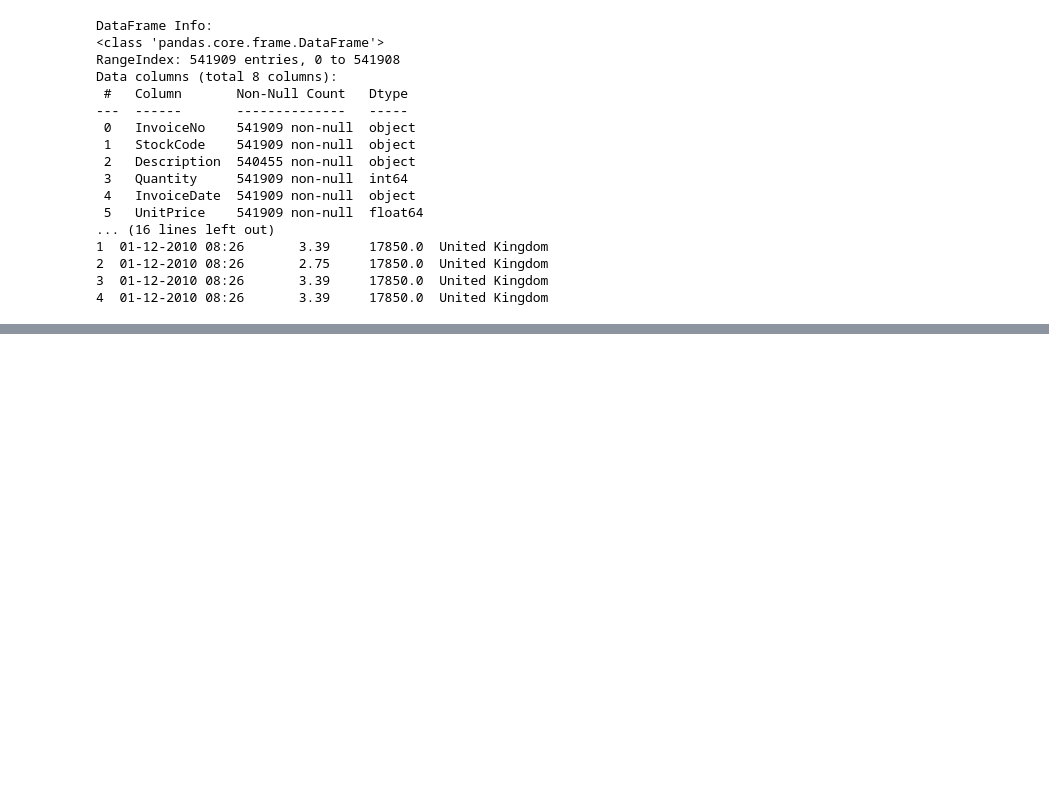
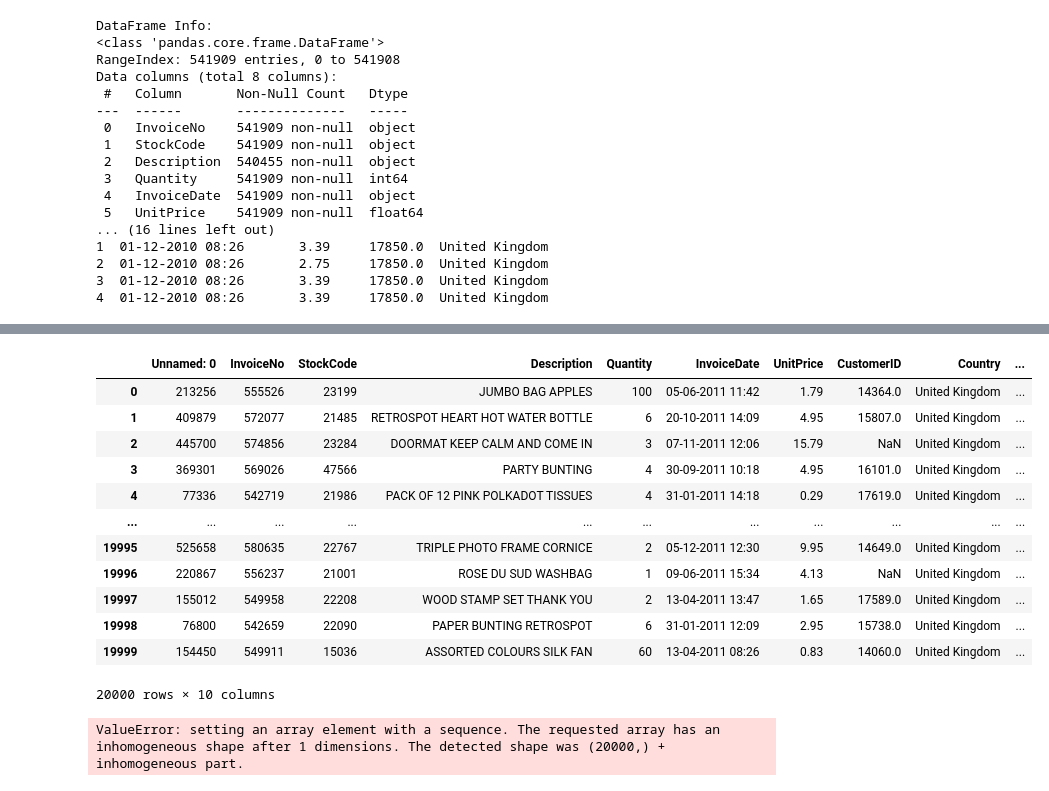
Before and after one commit to renzzo1904/recommend-demo, a Jupyter notebook: examples/notebook.ipynb, the cells around one changed output, grey strips where cells are left out. Cells and saved outputs as stored; diff of their text form; code cells hidden in the pictures; blank space fills up the shorter version.

```diff
--- a/examples/notebook.ipynb
+++ b/examples/notebook.ipynb
@@ -76,0 +212,35 @@ txt = ModelClass()
+# %%
+df1 = pd.read_excel("data.xlsx")
+df1
+# %% [output]
+|  | Unnamed: 0 | InvoiceNo | StockCode | Description | Quantity | InvoiceDate | UnitPrice | CustomerID | Country | ... |
+| 0 | 213256 | 555526 | 23199 | JUMBO BAG APPLES | 100 | 05-06-2011 11:42 | 1.79 | 14364.0 | United Kingdom | ... |
+| 1 | 409879 | 572077 | 21485 | RETROSPOT HEART HOT WATER BOTTLE | 6 | 20-10-2011 14:09 | 4.95 | 15807.0 | United Kingdom | ... |
+| 2 | 445700 | 574856 | 23284 | DOORMAT KEEP CALM AND COME IN | 3 | 07-11-2011 12:06 | 15.79 | NaN | United Kingdom | ... |
+| 3 | 369301 | 569026 | 47566 | PARTY BUNTING | 4 | 30-09-2011 10:18 | 4.95 | 16101.0 | United Kingdom | ... |
+| 4 | 77336 | 542719 | 21986 | PACK OF 12 PINK POLKADOT TISSUES | 4 | 31-01-2011 14:18 | 0.29 | 17619.0 | United Kingdom | ... |
+| ... | ... | ... | ... | ... | ... | ... | ... | ... | ... | ... |
+| 19995 | 525658 | 580635 | 22767 | TRIPLE PHOTO FRAME CORNICE | 2 | 05-12-2011 12:30 | 9.95 | 14649.0 | United Kingdom | ... |
+| 19996 | 220867 | 556237 | 21001 | ROSE DU SUD WASHBAG | 1 | 09-06-2011 15:34 | 4.13 | NaN | United Kingdom | ... |
+| 19997 | 155012 | 549958 | 22208 | WOOD STAMP SET THANK YOU | 2 | 13-04-2011 13:47 | 1.65 | 17589.0 | United Kingdom | ... |
+| 19998 | 76800 | 542659 | 22090 | PAPER BUNTING RETROSPOT | 6 | 31-01-2011 12:09 | 2.95 | 15738.0 | United Kingdom | ... |
+| 19999 | 154450 | 549911 | 15036 | ASSORTED COLOURS SILK FAN | 60 | 13-04-2011 08:26 | 0.83 | 14060.0 | United Kingdom | ... |
+20000 rows × 10 columns
+# %%
+import numpy as np
+
+# Create or load your list of lists
+list_of_lists = df1.Embeddings
+
+# Convert the strings to floats, ignoring non-numeric values
+array_of_arrays = []
+for inner_list in list_of_lists:
+    numeric_values = [float(value) if value.replace(".", "", 1).isdigit() else np.nan for value in inner_list]
+    array_of_arrays.append(numeric_values)
+
+# Convert the list of lists to a NumPy array
+numpy_array = np.array(array_of_arrays)
+
+print(numpy_array)
+# %% [output]
+ValueError: setting an array element with a sequence. The requested array has an inhomogeneous shape after 1 dimensions. The detected shape was (20000,) + inhomogeneous part.
```
Also changed, not shown: parts of 10 cells of this notebook, 9 other files.
